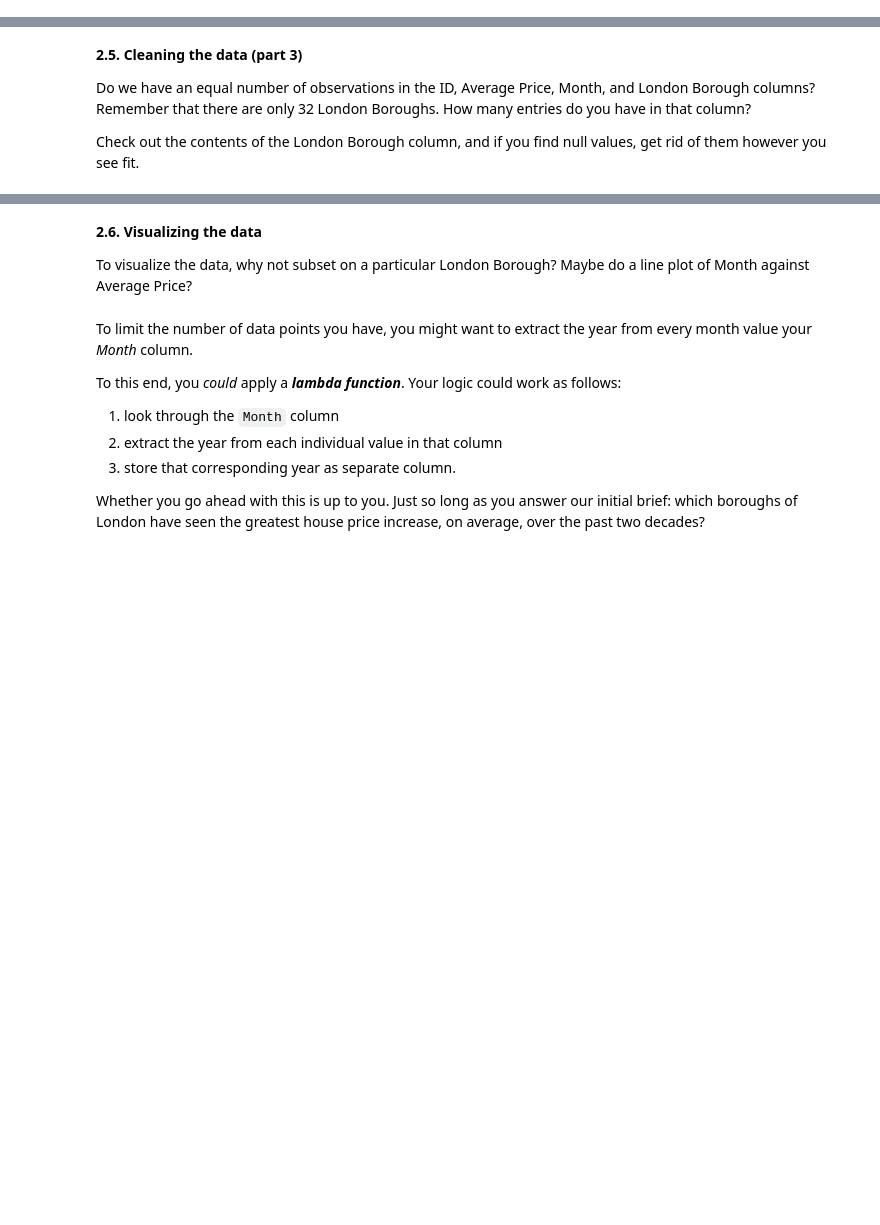
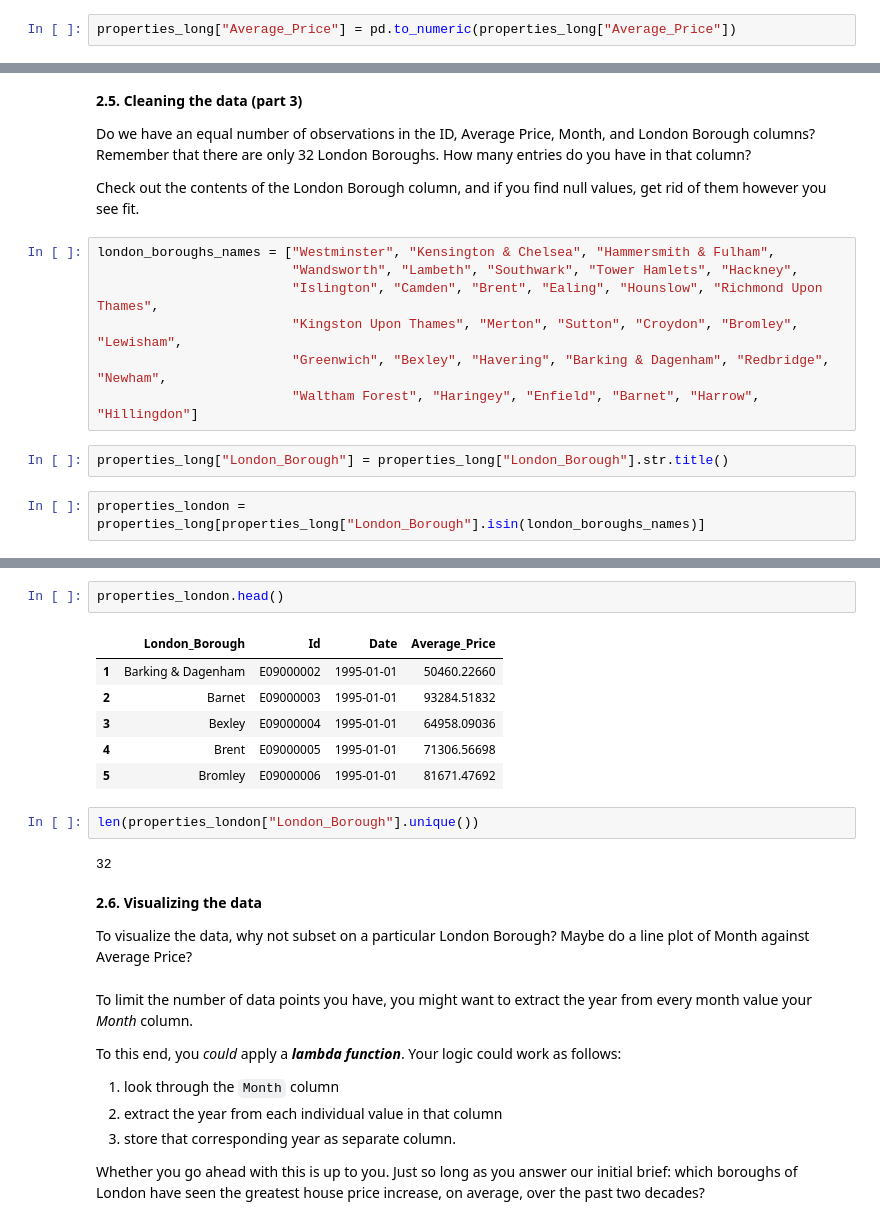
Before and after one commit to rcepedaraza/case-study---london-housing, a Jupyter notebook: london_housing.ipynb, the cells around one changed output, grey strips where cells are left out. Drawn from its saved outputs; the diff is of its cells as text; blank space fills up the shorter version.

```diff
--- a/london_housing.ipynb
+++ b/london_housing.ipynb
@@ -132,0 +184,2 @@ Remember to make sure your column data types are all correct. Average prices, fo
+# %%
+properties_long["Average_Price"] = pd.to_numeric(properties_long["Average_Price"])
@@ -136,3 +197,14 @@ Remember to make sure your column data types are all correct. Average prices, fo
 Do we have an equal number of observations in the ID, Average Price, Month, and London Borough columns? Remember that there are only 32 London Boroughs. How many entries do you have in that column?
 
 Check out the contents of the London Borough column, and if you find null values, get rid of them however you see fit.
+# %%
+london_boroughs_names = ["Westminster", "Kensington & Chelsea", "Hammersmith & Fulham",
+                         "Wandsworth", "Lambeth", "Southwark", "Tower Hamlets", "Hackney",
+                         "Islington", "Camden", "Brent", "Ealing", "Hounslow", "Richmond Upon Thames",
+                         "Kingston Upon Thames", "Merton", "Sutton", "Croydon", "Bromley", "Lewisham",
+                         "Greenwich", "Bexley", "Havering", "Barking & Dagenham", "Redbridge", "Newham",
+                         "Waltham Forest", "Haringey", "Enfield", "Barnet", "Harrow", "Hillingdon"]
+# %%
+properties_long["London_Borough"] = properties_long["London_Borough"].str.title()
+# %%
+properties_london = properties_long[properties_long["London_Borough"].isin(london_boroughs_names)]
@@ -139,3 +223,16 @@ Check out the contents of the London Borough column, and if you find null values
+# %%
+properties_london.head()
+# %% [output]
+|  | London_Borough | Id | Date | Average_Price |
+| 1 | Barking & Dagenham | E09000002 | 1995-01-01 | 50460.22660 |
+| 2 | Barnet | E09000003 | 1995-01-01 | 93284.51832 |
+| 3 | Bexley | E09000004 | 1995-01-01 | 64958.09036 |
+| 4 | Brent | E09000005 | 1995-01-01 | 71306.56698 |
+| 5 | Bromley | E09000006 | 1995-01-01 | 81671.47692 |
+# %%
+len(properties_london["London_Borough"].unique())
+# %% [output]
+32
 # %% [markdown]
 **2.6. Visualizing the data**
 
```
Also changed, not shown: parts of 11 cells of this notebook.
